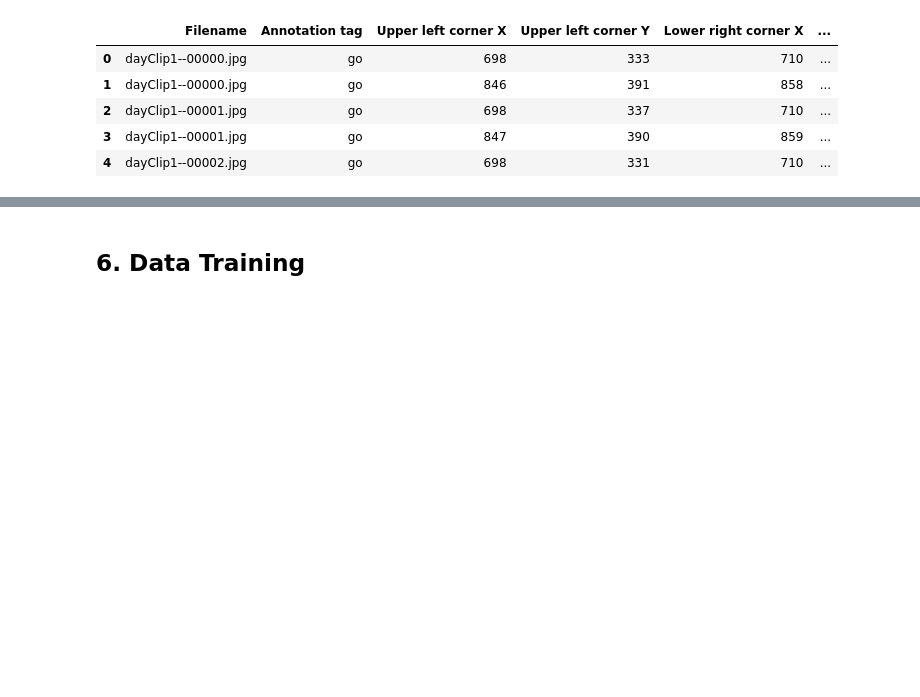
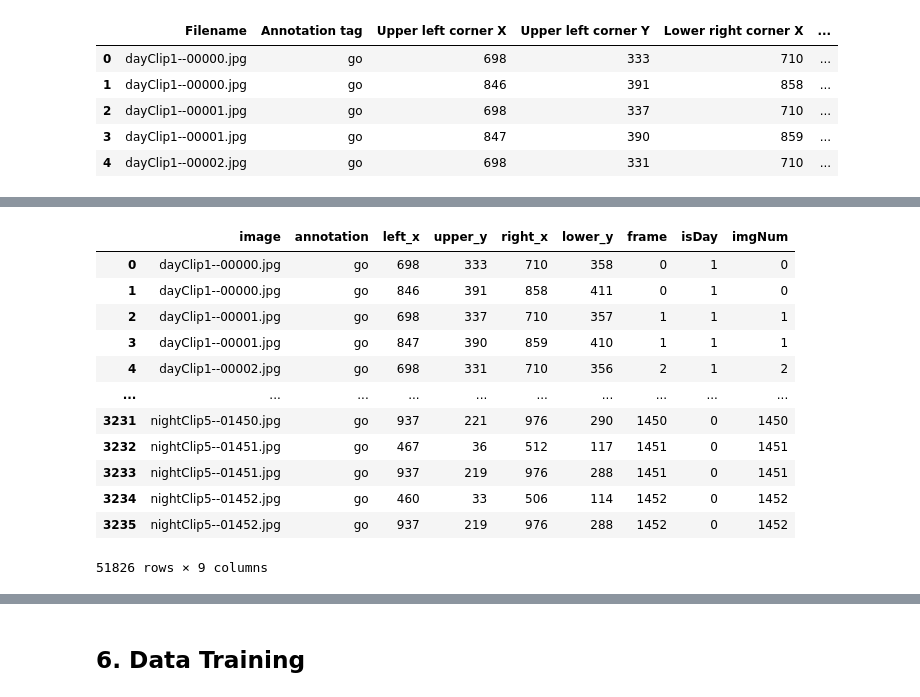
Before and after one commit to YanbinZuo/Predict_Traffic_Light, a Jupyter notebook: predict_traffic_light.ipynb, the cells around one changed output, grey strips where cells are left out. Saved outputs shown, nothing was run; the diff lists cells and outputs as text; code cells hidden in the pictures; blank space fills up the shorter version.

```diff
--- a/predict_traffic_light.ipynb
+++ b/predict_traffic_light.ipynb
@@ -263,0 +275,16 @@ df.head()
+# %%
+df
+# %% [output]
+|  | image | annotation | left_x | upper_y | right_x | lower_y | frame | isDay | imgNum |
+| 0 | dayClip1--00000.jpg | go | 698 | 333 | 710 | 358 | 0 | 1 | 0 |
+| 1 | dayClip1--00000.jpg | go | 846 | 391 | 858 | 411 | 0 | 1 | 0 |
+| 2 | dayClip1--00001.jpg | go | 698 | 337 | 710 | 357 | 1 | 1 | 1 |
+| 3 | dayClip1--00001.jpg | go | 847 | 390 | 859 | 410 | 1 | 1 | 1 |
+| 4 | dayClip1--00002.jpg | go | 698 | 331 | 710 | 356 | 2 | 1 | 2 |
+| ... | ... | ... | ... | ... | ... | ... | ... | ... | ... |
+| 3231 | nightClip5--01450.jpg | go | 937 | 221 | 976 | 290 | 1450 | 0 | 1450 |
+| 3232 | nightClip5--01451.jpg | go | 467 | 36 | 512 | 117 | 1451 | 0 | 1451 |
+| 3233 | nightClip5--01451.jpg | go | 937 | 219 | 976 | 288 | 1451 | 0 | 1451 |
+| 3234 | nightClip5--01452.jpg | go | 460 | 33 | 506 | 114 | 1452 | 0 | 1452 |
+| 3235 | nightClip5--01452.jpg | go | 937 | 219 | 976 | 288 | 1452 | 0 | 1452 |
+51826 rows × 9 columns
```
Also changed, not shown: parts of 42 cells of this notebook.
